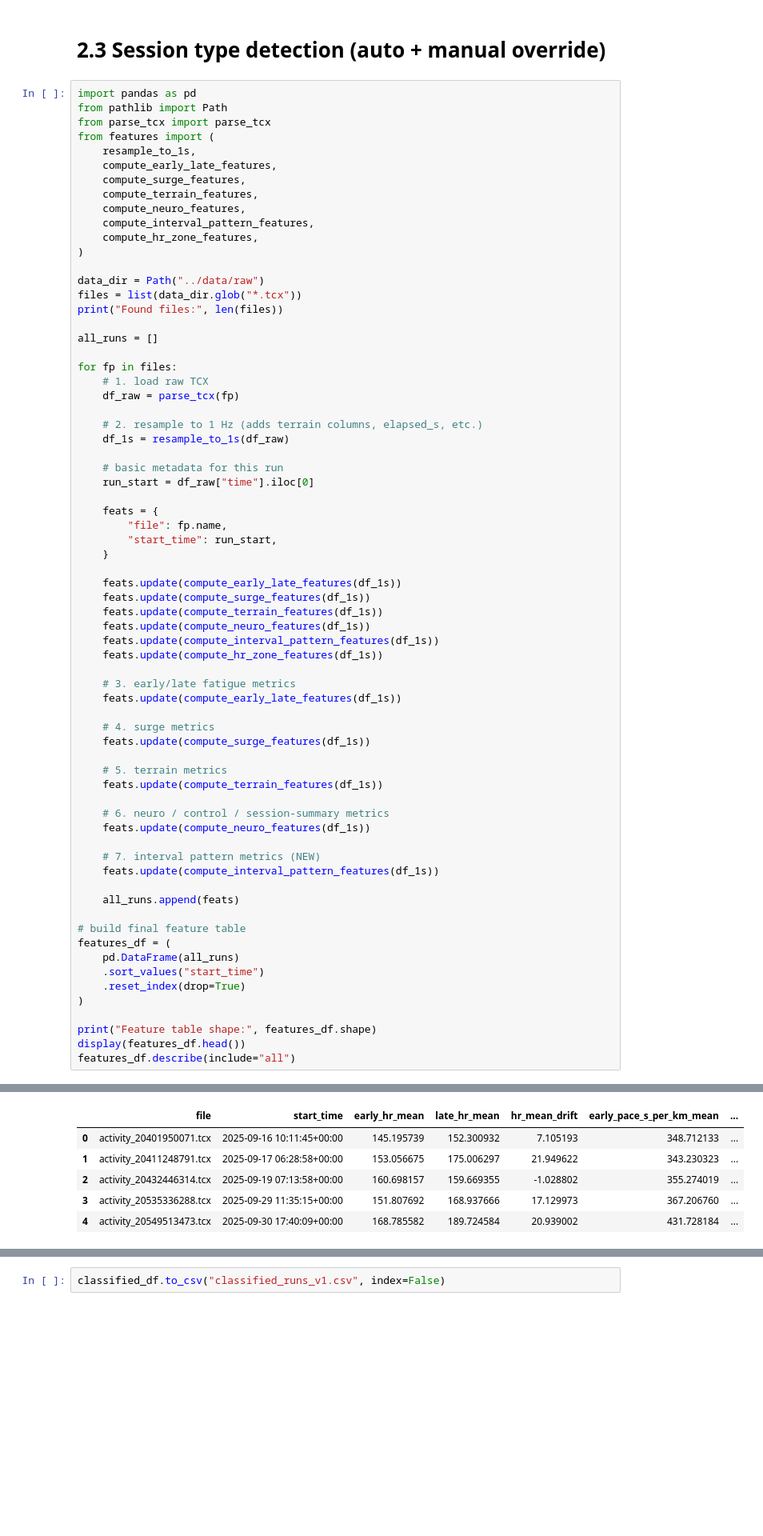
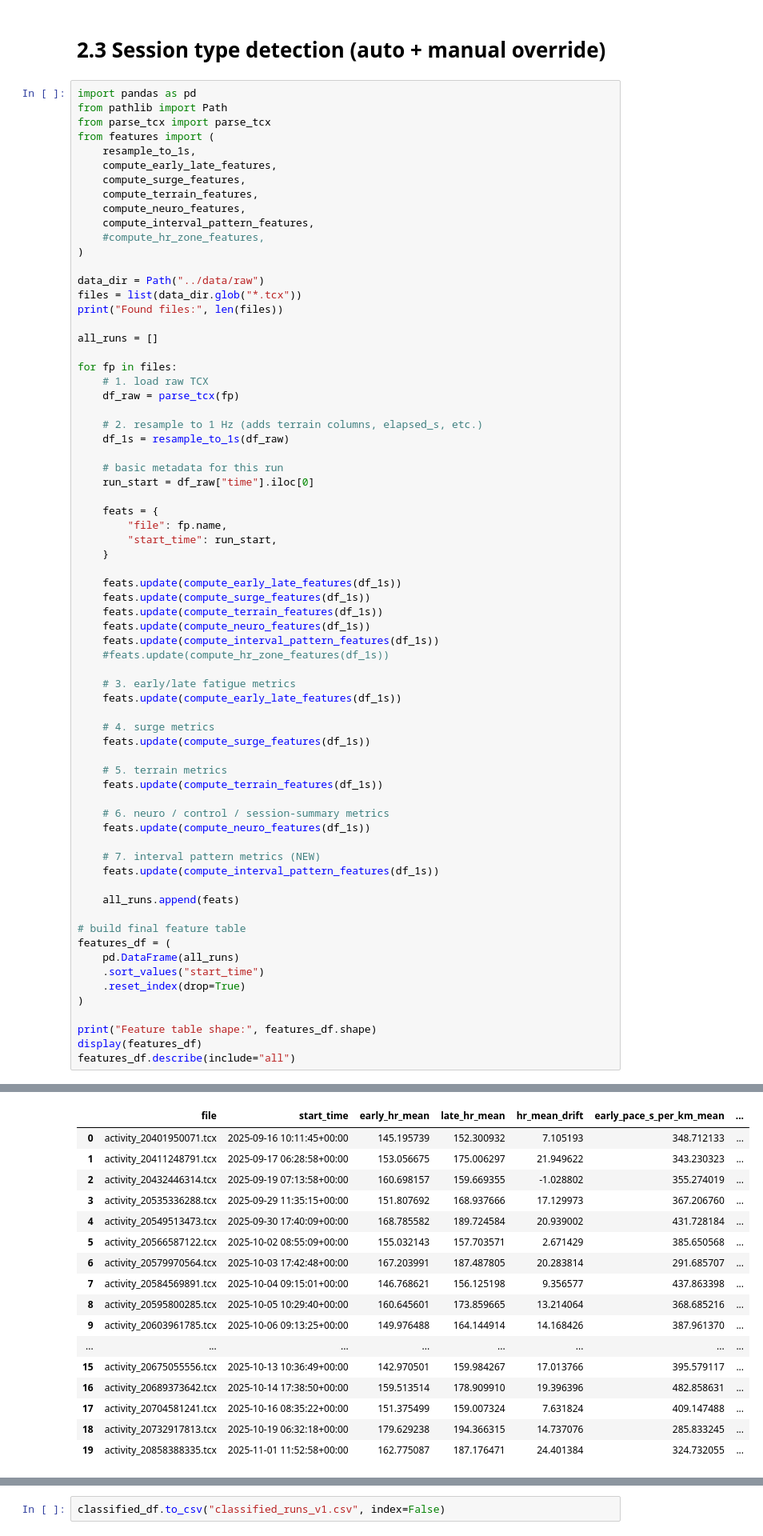
Before and after one commit to hannadmochowska/fatigue-detector, a Jupyter notebook: src/analysis_notebook.ipynb, the cells around one changed output, grey strips where cells are left out. Shown: that part at 80% size. Saved outputs shown, nothing was run; the diff lists cells and outputs as text; blank space fills up the shorter version.

```diff
--- a/src/analysis_notebook.ipynb
+++ b/src/analysis_notebook.ipynb
@@ -425,7 +354,7 @@ from features import (
     compute_terrain_features,
     compute_neuro_features,
     compute_interval_pattern_features,
-    compute_hr_zone_features,
+    #compute_hr_zone_features,
 )
 
 data_dir = Path("../data/raw")
@@ -454,7 +383,7 @@ for fp in files:
     feats.update(compute_terrain_features(df_1s))
     feats.update(compute_neuro_features(df_1s))
     feats.update(compute_interval_pattern_features(df_1s))
-    feats.update(compute_hr_zone_features(df_1s))
+    #feats.update(compute_hr_zone_features(df_1s))
 
     # 3. early/late fatigue metrics
     feats.update(compute_early_late_features(df_1s))
@@ -481,7 +410,7 @@ features_df = (
 )
 
 print("Feature table shape:", features_df.shape)
-display(features_df.head())
+display(features_df)
 features_df.describe(include="all")
 # %% [output]
 Found files: 20
@@ -489,6 +418,17 @@ Feature table shape: (20, 47)
 |  | file | start_time | early_hr_mean | late_hr_mean | hr_mean_drift | early_pace_s_per_km_mean | ... |
 | 0 | activity_20401950071.tcx | 2025-09-16 10:11:45+00:00 | 145.195739 | 152.300932 | 7.105193 | 348.712133 | ... |
 | 1 | activity_20411248791.tcx | 2025-09-17 06:28:58+00:00 | 153.056675 | 175.006297 | 21.949622 | 343.230323 | ... |
 | 2 | activity_20432446314.tcx | 2025-09-19 07:13:58+00:00 | 160.698157 | 159.669355 | -1.028802 | 355.274019 | ... |
 | 3 | activity_20535336288.tcx | 2025-09-29 11:35:15+00:00 | 151.807692 | 168.937666 | 17.129973 | 367.206760 | ... |
 | 4 | activity_20549513473.tcx | 2025-09-30 17:40:09+00:00 | 168.785582 | 189.724584 | 20.939002 | 431.728184 | ... |
+| 5 | activity_20566587122.tcx | 2025-10-02 08:55:09+00:00 | 155.032143 | 157.703571 | 2.671429 | 385.650568 | ... |
+| 6 | activity_20579970564.tcx | 2025-10-03 17:42:48+00:00 | 167.203991 | 187.487805 | 20.283814 | 291.685707 | ... |
+| 7 | activity_20584569891.tcx | 2025-10-04 09:15:01+00:00 | 146.768621 | 156.125198 | 9.356577 | 437.863398 | ... |
+| 8 | activity_20595800285.tcx | 2025-10-05 10:29:40+00:00 | 160.645601 | 173.859665 | 13.214064 | 368.685216 | ... |
+| 9 | activity_20603961785.tcx | 2025-10-06 09:13:25+00:00 | 149.976488 | 164.144914 | 14.168426 | 387.961370 | ... |
+| ... | ... | ... | ... | ... | ... | ... | ... |
+| 15 | activity_20675055556.tcx | 2025-10-13 10:36:49+00:00 | 142.970501 | 159.984267 | 17.013766 | 395.579117 | ... |
+| 16 | activity_20689373642.tcx | 2025-10-14 17:38:50+00:00 | 159.513514 | 178.909910 | 19.396396 | 482.858631 | ... |
+| 17 | activity_20704581241.tcx | 2025-10-16 08:35:22+00:00 | 151.375499 | 159.007324 | 7.631824 | 409.147488 | ... |
+| 18 | activity_20732917813.tcx | 2025-10-19 06:32:18+00:00 | 179.629238 | 194.366315 | 14.737076 | 285.833245 | ... |
+| 19 | activity_20858388335.tcx | 2025-11-01 11:52:58+00:00 | 162.775087 | 187.176471 | 24.401384 | 324.732055 | ... |
```
Also changed, not shown: parts of 10 cells of this notebook, 4 other files.
